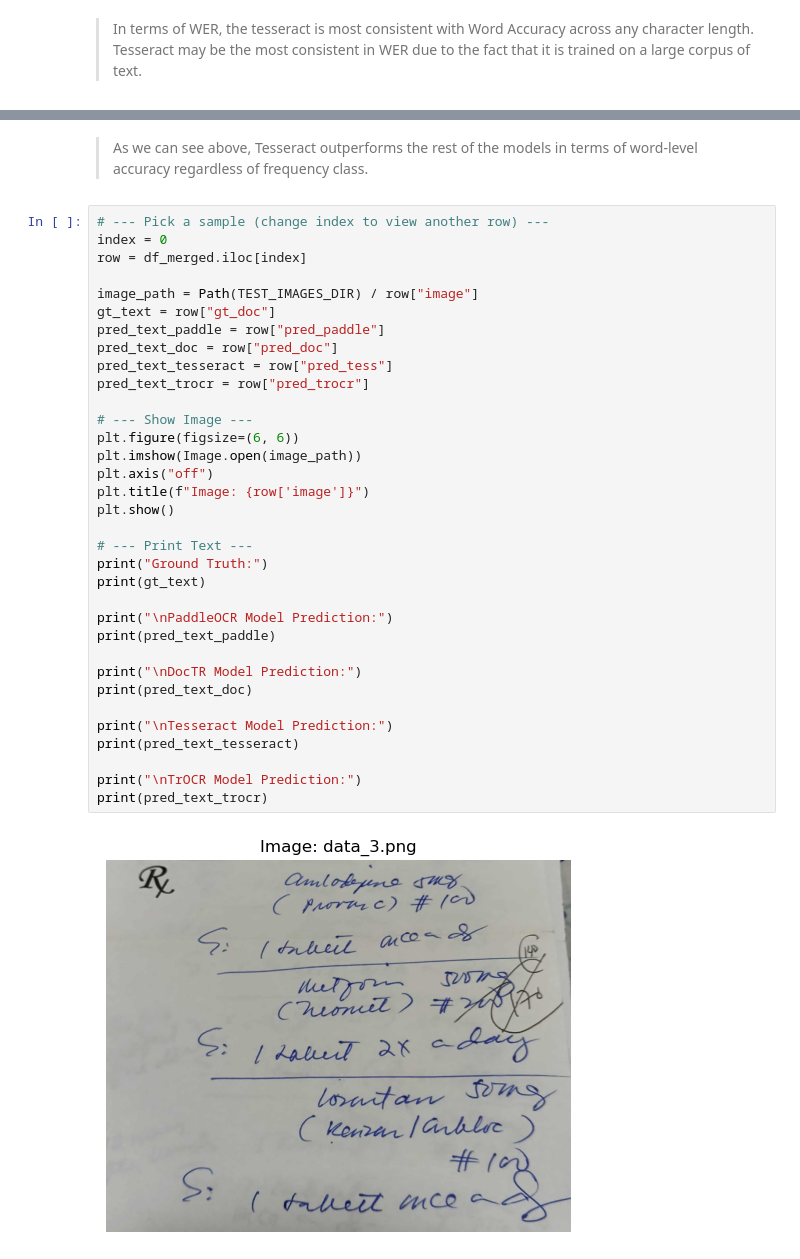
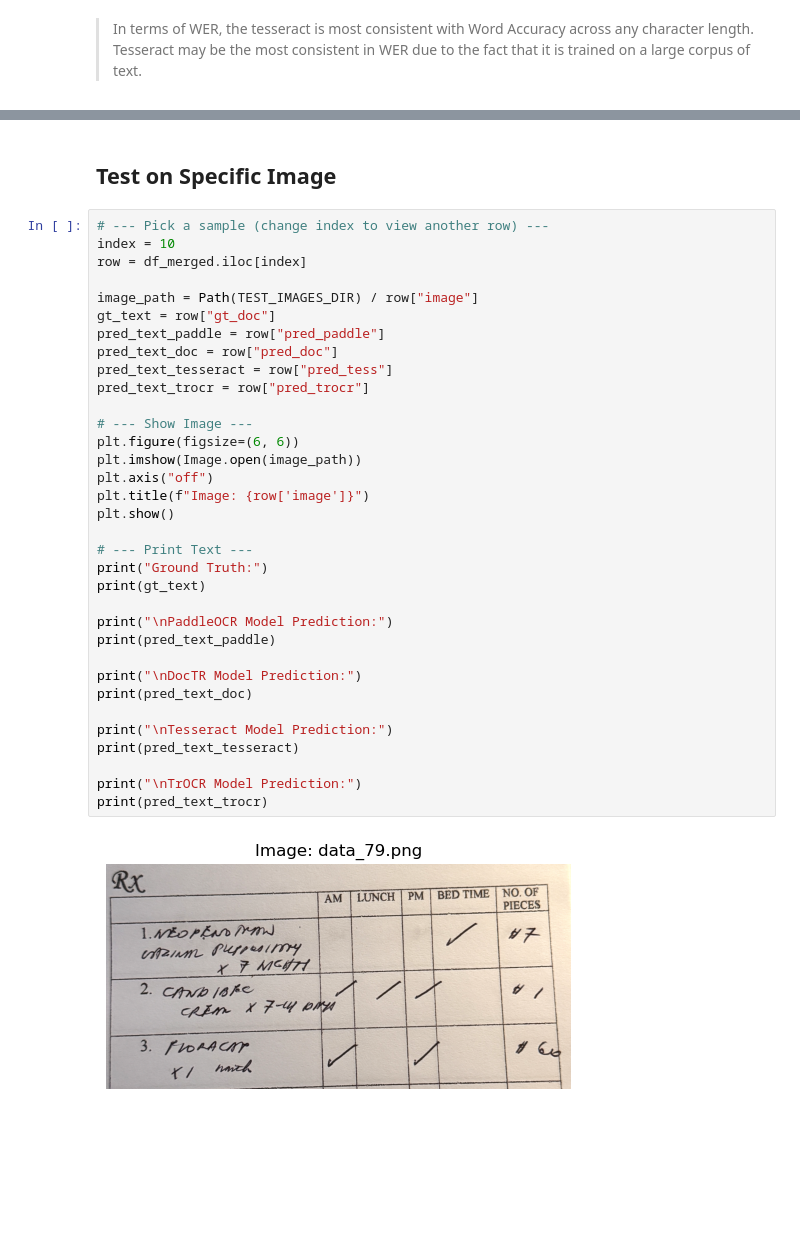
Before and after one commit to THS-ST/ocr-models, a Jupyter notebook: OCR_Models_Comparison.ipynb, the cells around one changed output, grey strips where cells are left out. Drawn from its saved outputs; the diff is of its cells as text; blank space fills up the shorter version.

```diff
--- a/OCR_Models_Comparison.ipynb
+++ b/OCR_Models_Comparison.ipynb
@@ -356,39 +294,39 @@ acc_summary = (
-# %% [markdown]
-> As we can see above, Tesseract outperforms the rest of the models in terms of word-level accuracy regardless of frequency class.
+# %% [markdown]
+## Test on Specific Image
 # %%
 # --- Pick a sample (change index to view another row) ---
-index = 0
+index = 10
 row = df_merged.iloc[index]
 
 image_path = Path(TEST_IMAGES_DIR) / row["image"]
 gt_text = row["gt_doc"]
 pred_text_paddle = row["pred_paddle"]
 pred_text_doc = row["pred_doc"]
 pred_text_tesseract = row["pred_tess"]
 pred_text_trocr = row["pred_trocr"]
 
 # --- Show Image ---
 plt.figure(figsize=(6, 6))
 plt.imshow(Image.open(image_path))
 plt.axis("off")
 plt.title(f"Image: {row['image']}")
 plt.show()
 
 # --- Print Text ---
 print("Ground Truth:")
 print(gt_text)
 
 print("\nPaddleOCR Model Prediction:")
 print(pred_text_paddle)
 
 print("\nDocTR Model Prediction:")
 print(pred_text_doc)
 
 print("\nTesseract Model Prediction:")
 print(pred_text_tesseract)
 
 print("\nTrOCR Model Prediction:")
 print(pred_text_trocr)
 # %% [output]
-[figure, old version]
+[figure, new version]
 Ground Truth:
```
Also changed, not shown: parts of 13 cells of this notebook, 12 other files.
